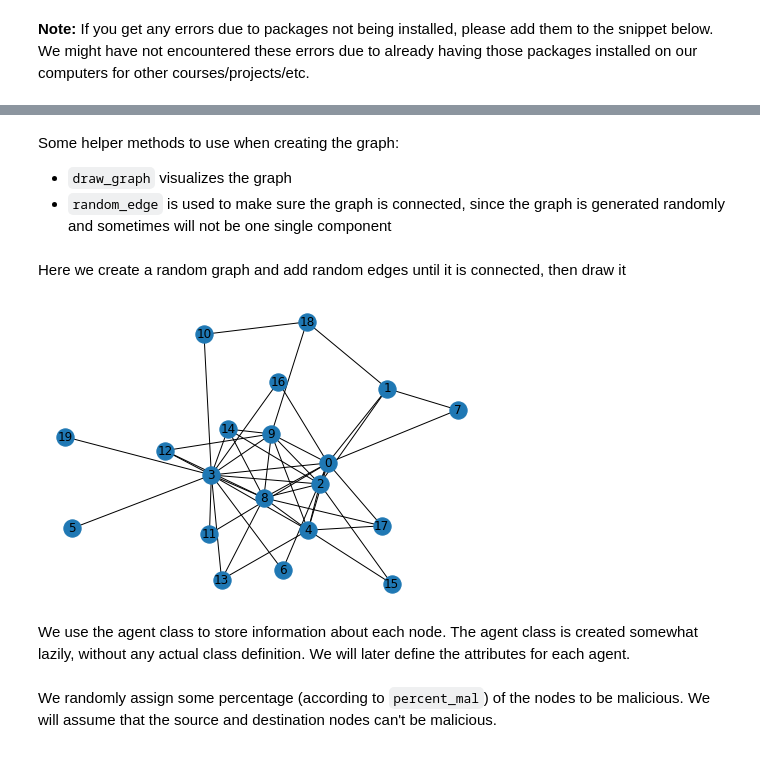
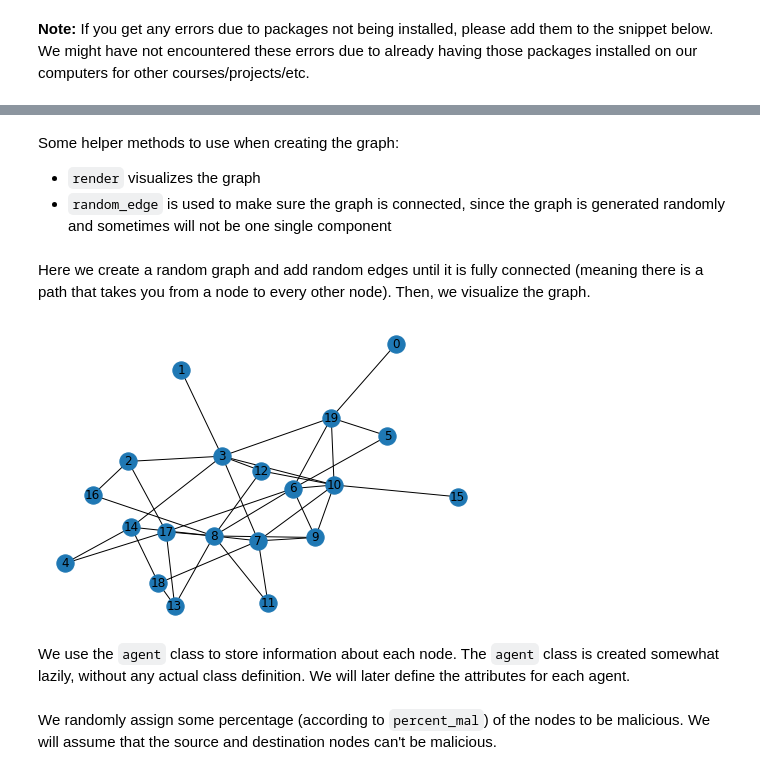
Before and after one commit to apeiffer/IoTSecurity, a Jupyter notebook: code/Network Analysis.ipynb, the cells around one changed output, grey strips where cells are left out. Drawn from its saved outputs; the diff is of its cells as text; code cells hidden in the pictures.

```diff
--- a/code/Network Analysis.ipynb
+++ b/code/Network Analysis.ipynb
@@ -34,16 +30,16 @@ All of the hyperparameters we use for creating the network environment:
 * `percent_mal` is the percentage of malicious nodes
 * `attack_probs` are the bounds for the uniform distribution from which we will draw the attack probability of each malicious node
 # %%
-N = 20
+network_size = 20
 edge_prob = 0.1
 percent_mal = 0.3
 attack_probs = [0.2, 0.8]
 # %% [markdown]
 Some helper methods to use when creating the graph:
-* `draw_graph` visualizes the graph
+* `render` visualizes the graph
 * `random_edge` is used to make sure the graph is connected, since the graph is generated randomly and sometimes will not be one single component
 # %%
-def draw_graph(graph):
+def render(graph):
     nx.draw(graph, with_labels=True)
     plt.show()
 # %%
@@ -58,21 +54,21 @@ def random_edge(graph):
 
     return graph
 # %% [markdown]
-Here we create a random graph and add random edges until it is connected, then draw it
+Here we create a random graph and add random edges until it is fully connected (meaning there is a path that takes you from a node to every other node). Then, we visualize the graph.
 # %%
 src = 0
-dst = N - 1
+dst = network_size - 1
 
-G = nx.gnp_random_graph(N, edge_prob)
+G = nx.gnp_random_graph(network_size, edge_prob)
 
 while not nx.is_connected(G):
     G = random_edge(G)
 
-draw_graph(G)
+render(G)
 # %% [output]
-[figure, old version]
+[figure, new version]
 # %% [markdown]
-We use the agent class to store information about each node. The agent class is created somewhat lazily, without any actual class definition. We will later define the attributes for each agent.
+We use the `agent` class to store information about each node. The `agent` class is created somewhat lazily, without any actual class definition. We will later define the attributes for each agent.
 # %%
 class agent:
     pass
```
Also changed, not shown: parts of 11 cells of this notebook, 1 other file.
